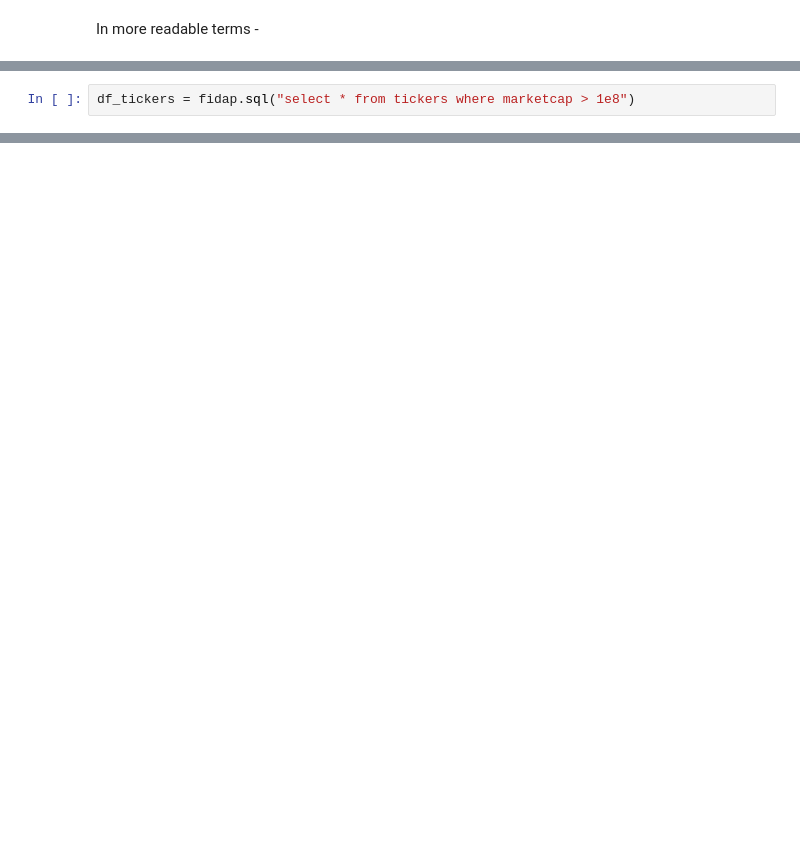
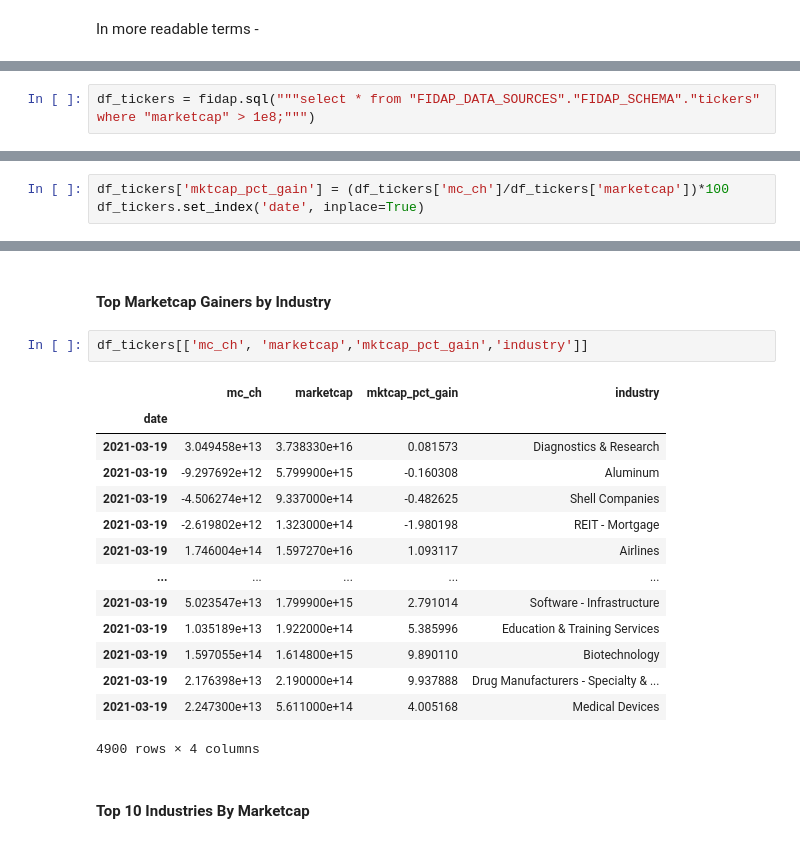
Before and after one commit to fidapco/notebooks, a Jupyter notebook: todays_market.ipynb, the cells around one changed output, grey strips where cells are left out. Cells and saved outputs as stored; diff of their text form; blank space fills up the shorter version.

```diff
--- a/todays_market.ipynb
+++ b/todays_market.ipynb
@@ -41,2 +43,2 @@ Total market cap: 46743206.300000004 trillion
 # %%
-df_tickers = fidap.sql("select * from tickers where marketcap > 1e8")
+df_tickers = fidap.sql("""select * from "FIDAP_DATA_SOURCES"."FIDAP_SCHEMA"."tickers" where "marketcap" > 1e8;""")
@@ -58 +45,4 @@ Name: date, Length: 4767, dtype: datetime64[ns]
+# %%
+df_tickers['mktcap_pct_gain'] = (df_tickers['mc_ch']/df_tickers['marketcap'])*100
+df_tickers.set_index('date', inplace=True)
 # %% [markdown]
@@ -65,0 +154,21 @@ We can look at the top companies in several ways - by market cap, revenue, asset
+# %% [markdown]
+#### Top Marketcap Gainers by Industry
+# %%
+df_tickers[['mc_ch', 'marketcap','mktcap_pct_gain','industry']]
+# %% [output]
+|  | mc_ch | marketcap | mktcap_pct_gain | industry |
+| date |  |  |  |  |
+| 2021-03-19 | 3.049458e+13 | 3.738330e+16 | 0.081573 | Diagnostics & Research |
+| 2021-03-19 | -9.297692e+12 | 5.799900e+15 | -0.160308 | Aluminum |
+| 2021-03-19 | -4.506274e+12 | 9.337000e+14 | -0.482625 | Shell Companies |
+| 2021-03-19 | -2.619802e+12 | 1.323000e+14 | -1.980198 | REIT - Mortgage |
+| 2021-03-19 | 1.746004e+14 | 1.597270e+16 | 1.093117 | Airlines |
+| ... | ... | ... | ... | ... |
+| 2021-03-19 | 5.023547e+13 | 1.799900e+15 | 2.791014 | Software - Infrastructure |
+| 2021-03-19 | 1.035189e+13 | 1.922000e+14 | 5.385996 | Education & Training Services |
+| 2021-03-19 | 1.597055e+14 | 1.614800e+15 | 9.890110 | Biotechnology |
+| 2021-03-19 | 2.176398e+13 | 2.190000e+14 | 9.937888 | Drug Manufacturers - Specialty & ... |
+| 2021-03-19 | 2.247300e+13 | 5.611000e+14 | 4.005168 | Medical Devices |
+4900 rows × 4 columns
+# %% [markdown]
+#### Top 10 Industries By Marketcap
```
Also changed, not shown: parts of 19 cells of this notebook.
